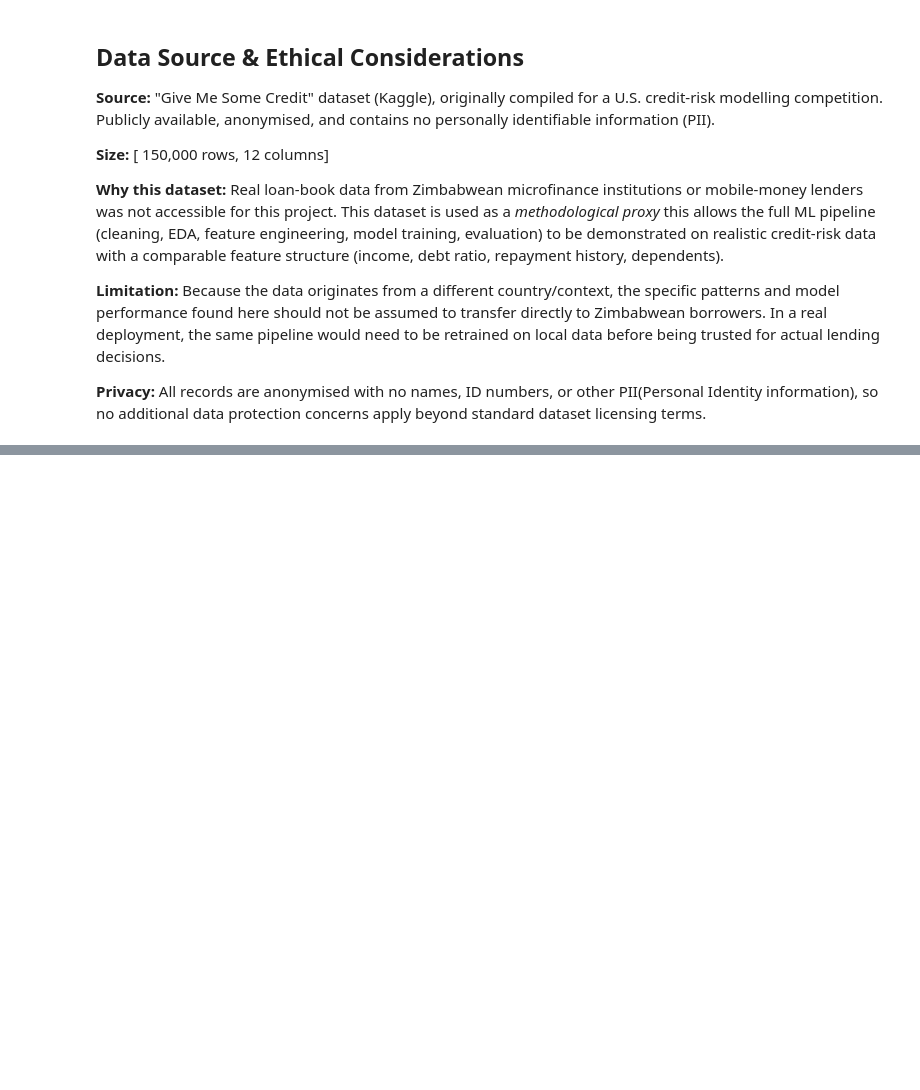
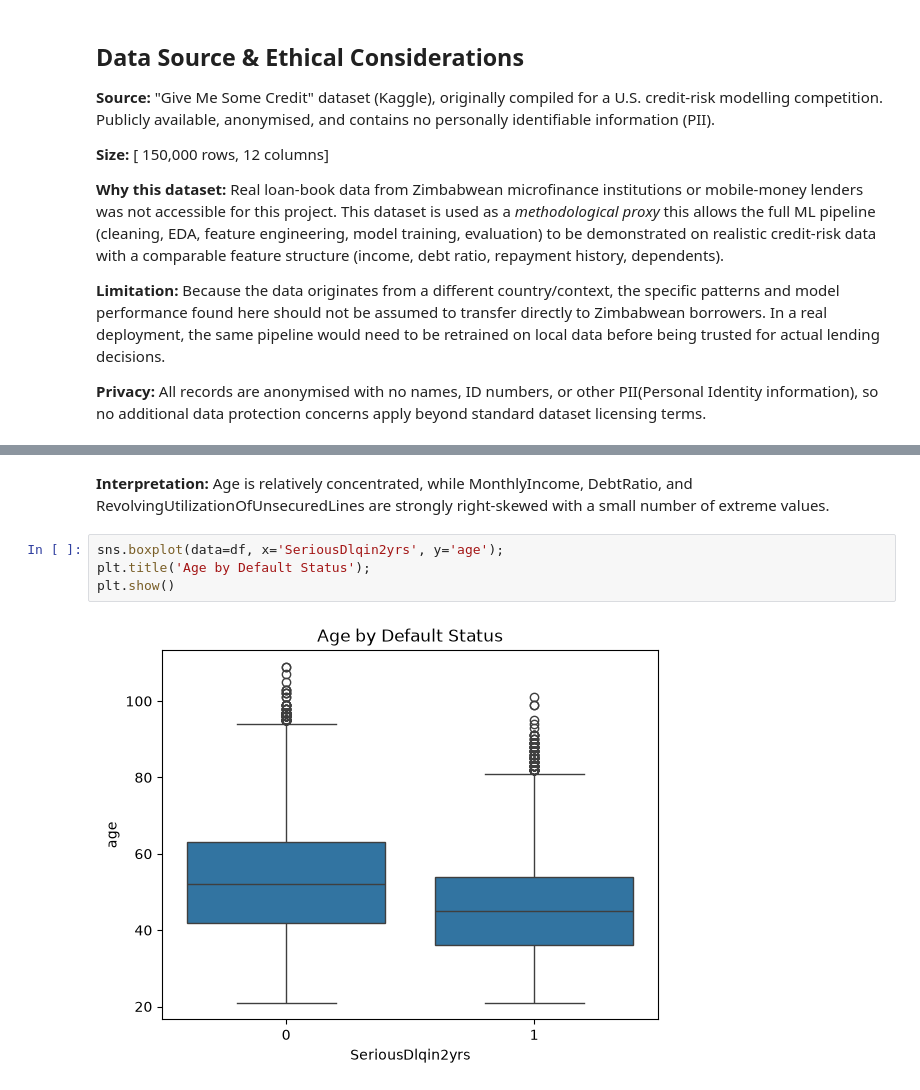
Before and after one commit to kaindtecla-cyber/Microfinance-loan-default-prediction, a Jupyter notebook: main.ipynb, the cells around one changed output, grey strips where cells are left out. Cells and saved outputs as stored; diff of their text form; blank space fills up the shorter version.

```diff
--- a/main.ipynb
+++ b/main.ipynb
@@ -109,0 +342,8 @@ no additional data protection concerns apply beyond standard dataset licensing t
+# %% [markdown]
+**Interpretation:** Age is relatively concentrated, while MonthlyIncome, DebtRatio, and RevolvingUtilizationOfUnsecuredLines are strongly right-skewed with a small number of extreme values.
+# %%
+sns.boxplot(data=df, x='SeriousDlqin2yrs', y='age');
+plt.title('Age by Default Status');
+plt.show()
+# %% [output]
+[figure, added]
```
Also changed, not shown: parts of 44 cells of this notebook.
